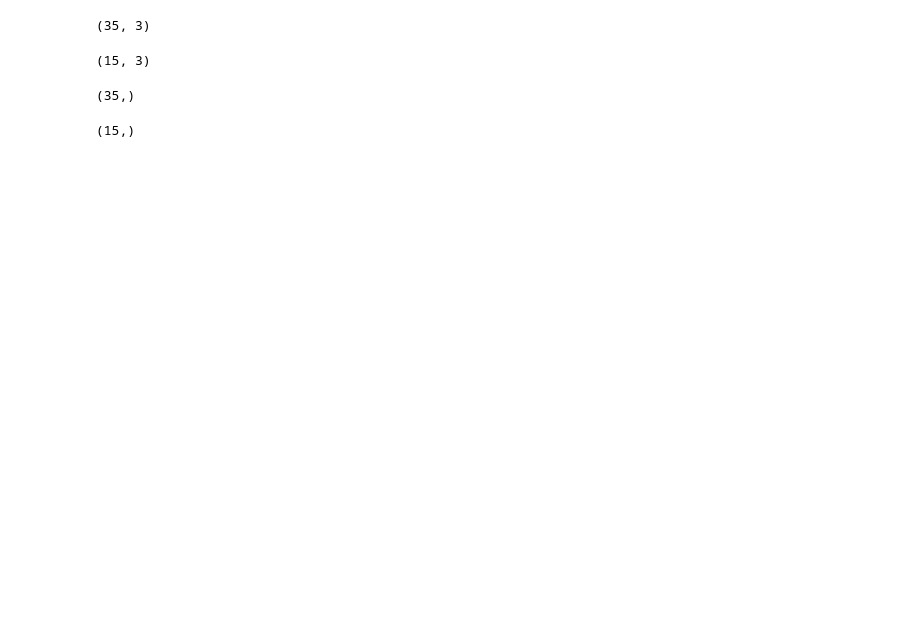
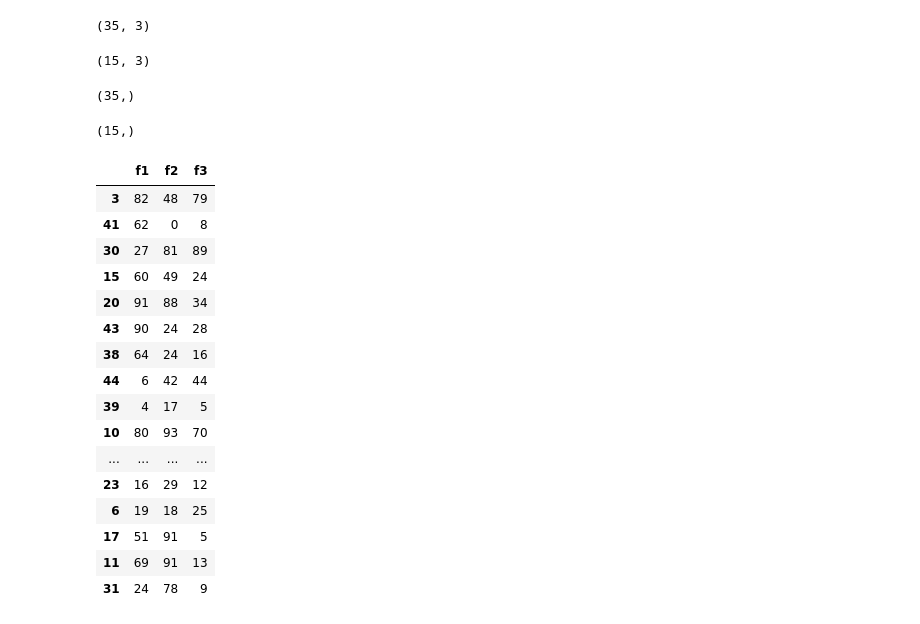
Before and after one commit to rkorzen/DL_22_11_2025, a Jupyter notebook: narzedzia/03-SciKit-Learn/03-SciKit-Learn-Overview.ipynb, the cells around one changed output. Saved outputs shown, nothing was run; the diff lists cells and outputs as text; code cells hidden in the pictures; blank space fills up the shorter version.

```diff
--- a/narzedzia/03-SciKit-Learn/03-SciKit-Learn-Overview.ipynb
+++ b/narzedzia/03-SciKit-Learn/03-SciKit-Learn-Overview.ipynb
@@ -90,3 +96,23 @@ y_train.shape
 y_test.shape
 # %% [output]
 (15,)
+# %%
+X_train
+# %% [output]
+|  | f1 | f2 | f3 |
+| 3 | 82 | 48 | 79 |
+| 41 | 62 | 0 | 8 |
+| 30 | 27 | 81 | 89 |
+| 15 | 60 | 49 | 24 |
+| 20 | 91 | 88 | 34 |
+| 43 | 90 | 24 | 28 |
+| 38 | 64 | 24 | 16 |
+| 44 | 6 | 42 | 44 |
+| 39 | 4 | 17 | 5 |
+| 10 | 80 | 93 | 70 |
+| ... | ... | ... | ... |
+| 23 | 16 | 29 | 12 |
+| 6 | 19 | 18 | 25 |
+| 17 | 51 | 91 | 5 |
+| 11 | 69 | 91 | 13 |
+| 31 | 24 | 78 | 9 |
```
Also changed, not shown: parts of 6 cells of this notebook, 21 other files.
